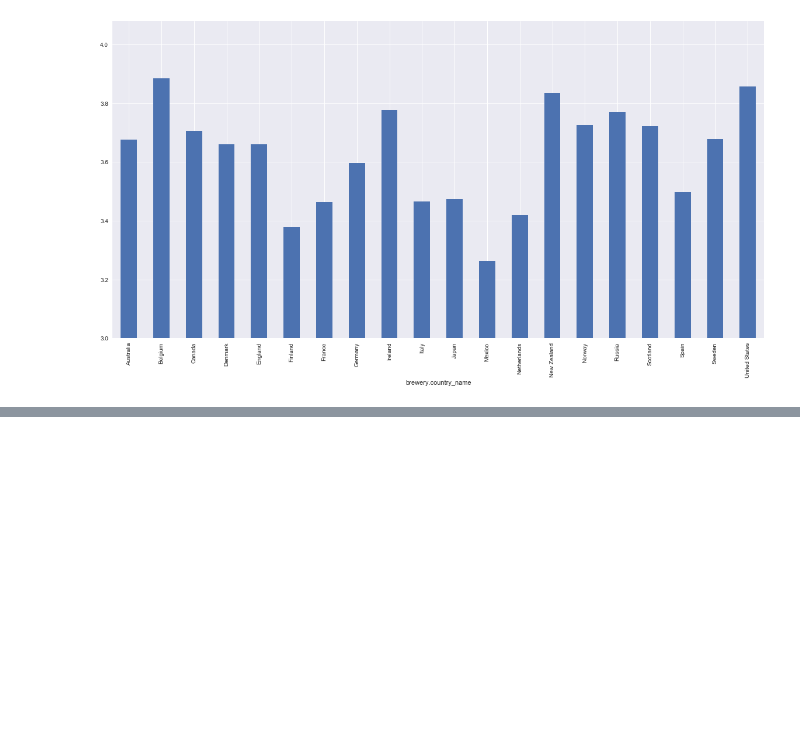
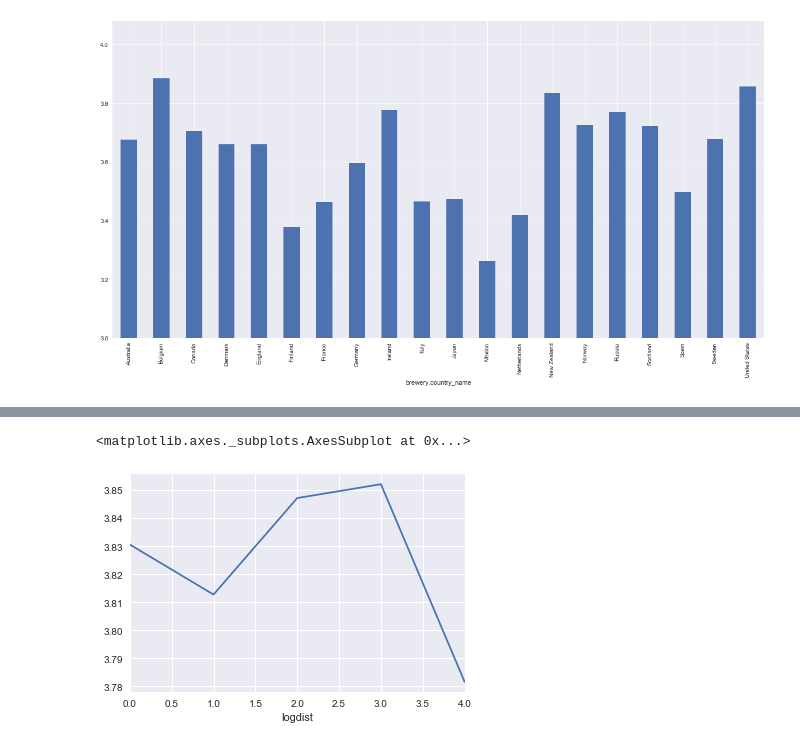
Before and after one commit to ebhtra/springboard, a Jupyter notebook: RatingsEDA.ipynb, the cells around one changed output, grey strips where cells are left out. Drawn from its saved outputs; the diff is of its cells as text; code cells hidden in the pictures; blank space fills up the shorter version.

```diff
--- a/RatingsEDA.ipynb
+++ b/RatingsEDA.ipynb
@@ -646,0 +685,5 @@ topXratings('brewery.country_name', x=20)
+# %%
+deez.groupby('logdist')['rating_score'].mean().plot()
+# %% [output]
+<matplotlib.axes._subplots.AxesSubplot at 0x...>
+[figure, added]
```
Also changed, not shown: parts of 52 cells of this notebook.
